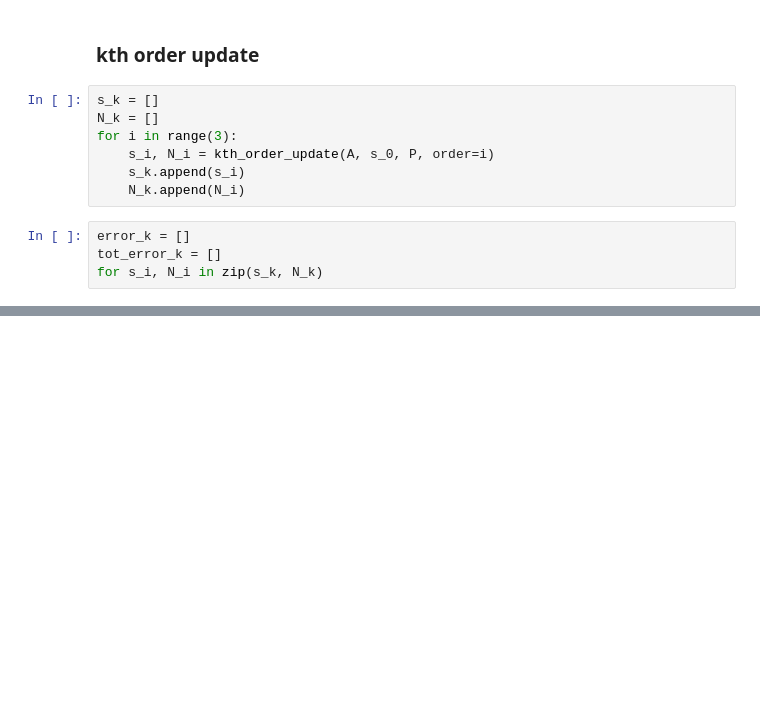
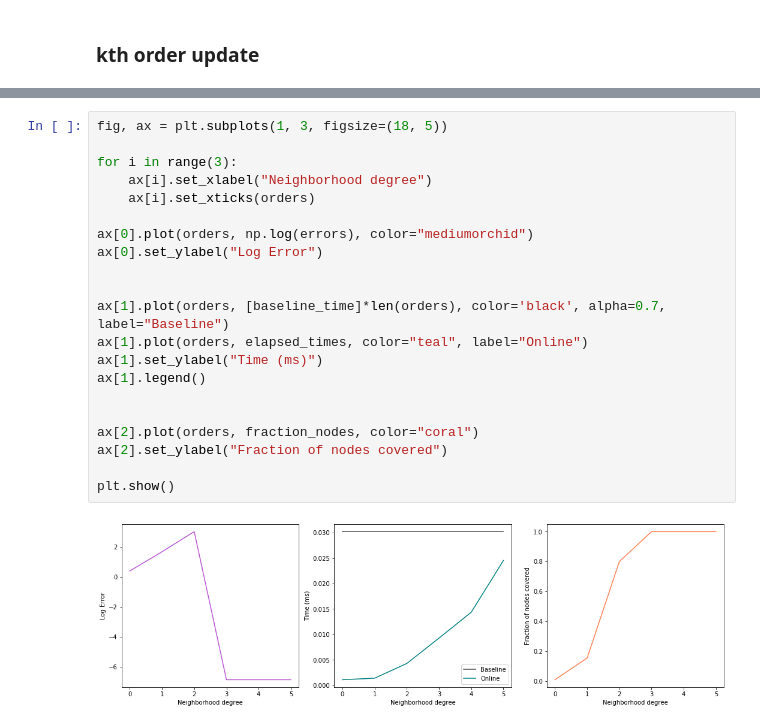
Before and after one commit to AparaV/SpringRankGroups, a Jupyter notebook: api/jupyter/online_ranking.ipynb, the cells around one changed output, grey strips where cells are left out. Cells and saved outputs as stored; diff of their text form; blank space fills up the shorter version.

```diff
--- a/api/jupyter/online_ranking.ipynb
+++ b/api/jupyter/online_ranking.ipynb
@@ -219,13 +222,2 @@ plt.show()
 # %% [markdown]
 ### kth order update
-# %%
-s_k = []
-N_k = []
-for i in range(3):
-    s_i, N_i = kth_order_update(A, s_0, P, order=i)
-    s_k.append(s_i)
-    N_k.append(N_i)
-# %%
-error_k = []
-tot_error_k = []
-for s_i, N_i in zip(s_k, N_k)
@@ -231,0 +261,23 @@ for s_i, N_i in zip(s_k, N_k)
+# %%
+fig, ax = plt.subplots(1, 3, figsize=(18, 5))
+
+for i in range(3):
+    ax[i].set_xlabel("Neighborhood degree")
+    ax[i].set_xticks(orders)
+
+ax[0].plot(orders, np.log(errors), color="mediumorchid")
+ax[0].set_ylabel("Log Error")
+
+
+ax[1].plot(orders, [baseline_time]*len(orders), color='black', alpha=0.7, label="Baseline")
+ax[1].plot(orders, elapsed_times, color="teal", label="Online")
+ax[1].set_ylabel("Time (ms)")
+ax[1].legend()
+
+
+ax[2].plot(orders, fraction_nodes, color="coral")
+ax[2].set_ylabel("Fraction of nodes covered")
+
+plt.show()
+# %% [output]
+[figure, added]
```
Also changed, not shown: parts of 13 cells of this notebook.
